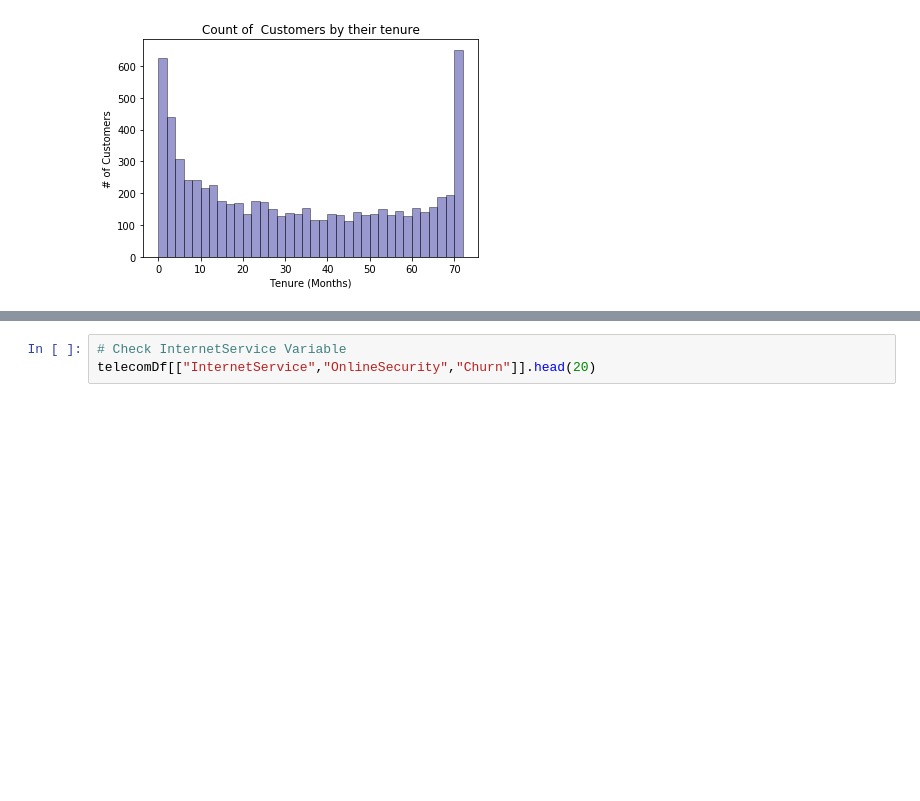
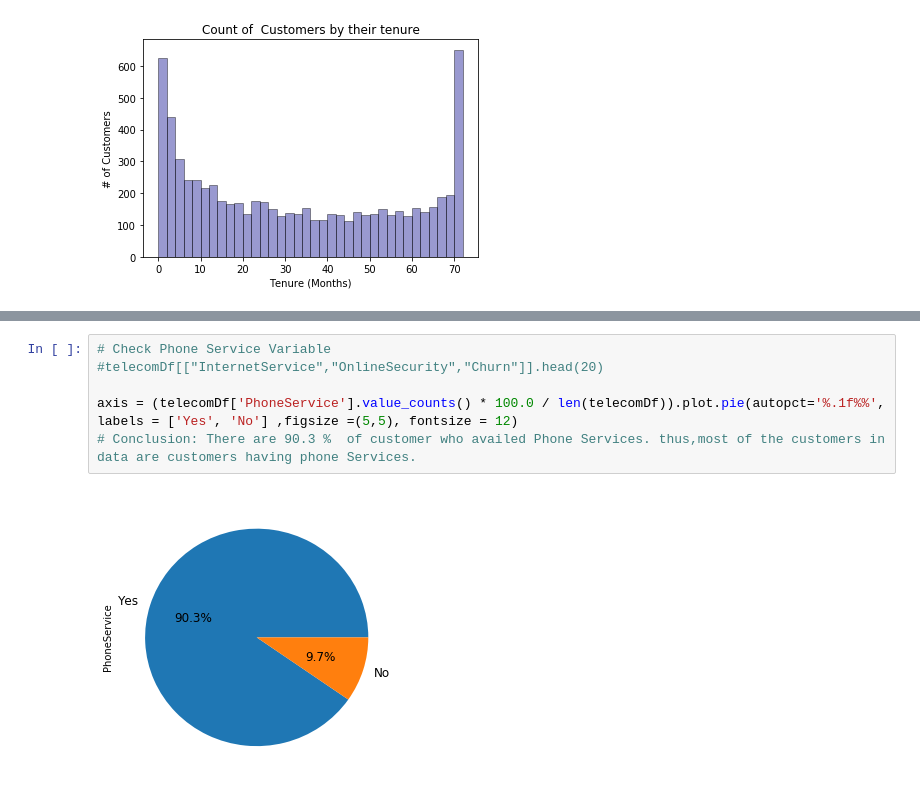
Before and after one commit to sudhanshu746/DataScience, a Jupyter notebook: Telecom_Churn_Prediction/Kaggle Kernel_EDA-Telecom Churn Prediction.ipynb, the cells around one changed output, grey strips where cells are left out. Saved outputs shown, nothing was run; the diff lists cells and outputs as text; blank space fills up the shorter version.

Commit message:
Add files via upload
Telecom Churn Exploratory Data Analysis with Pandas, Matplot and Seaborn

```diff
--- a/Telecom_Churn_Prediction/Kaggle Kernel_EDA-Telecom Churn Prediction.ipynb
+++ b/Telecom_Churn_Prediction/Kaggle Kernel_EDA-Telecom Churn Prediction.ipynb
@@ -178,3 +184,8 @@ Conclusion: Interestingly most of the monthly contracts last for 1-2 months, whi
-# %%
-# Check InternetService Variable
-telecomDf[["InternetService","OnlineSecurity","Churn"]].head(20)
+# %%
+# Check Phone Service Variable
+#telecomDf[["InternetService","OnlineSecurity","Churn"]].head(20)
+
+axis = (telecomDf['PhoneService'].value_counts() * 100.0 / len(telecomDf)).plot.pie(autopct='%.1f%%', labels = ['Yes', 'No'] ,figsize =(5,5), fontsize = 12)
+# Conclusion: There are 90.3 %  of customer who availed Phone Services. thus,most of the customers in data are customers having phone Services.
+# %% [output]
+[figure, added]
```
Also changed, not shown: parts of 4 cells of this notebook.
